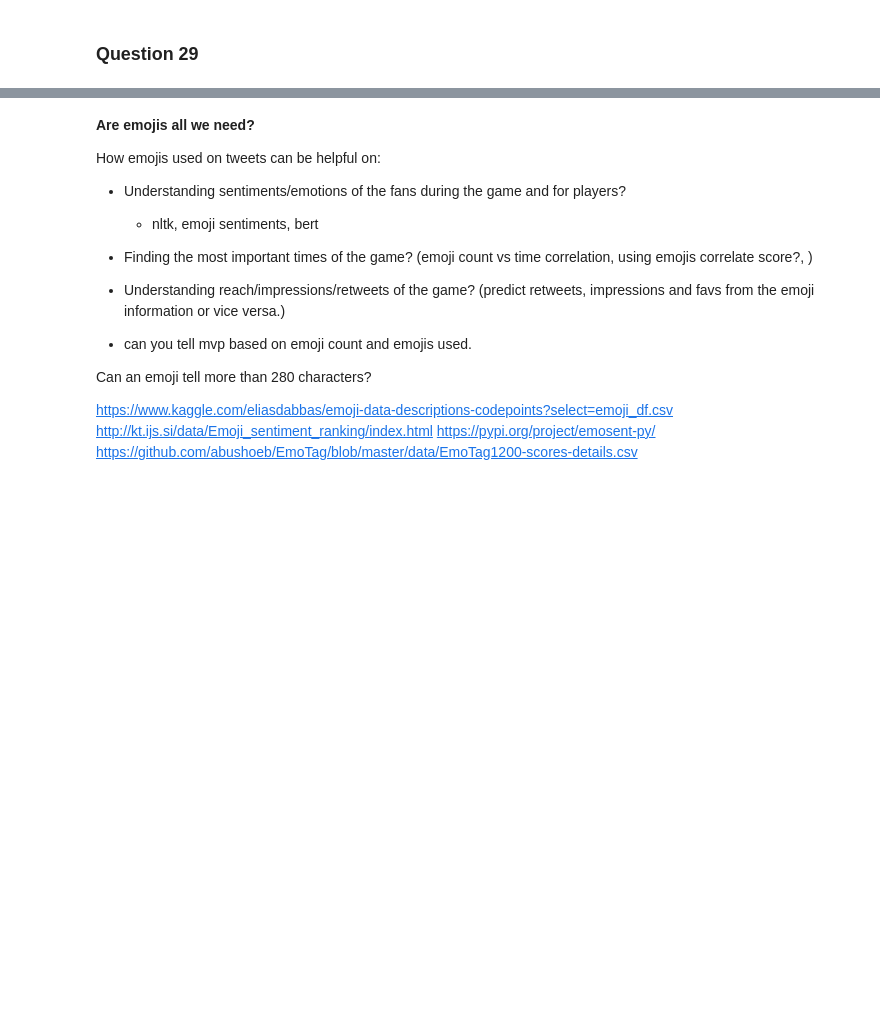
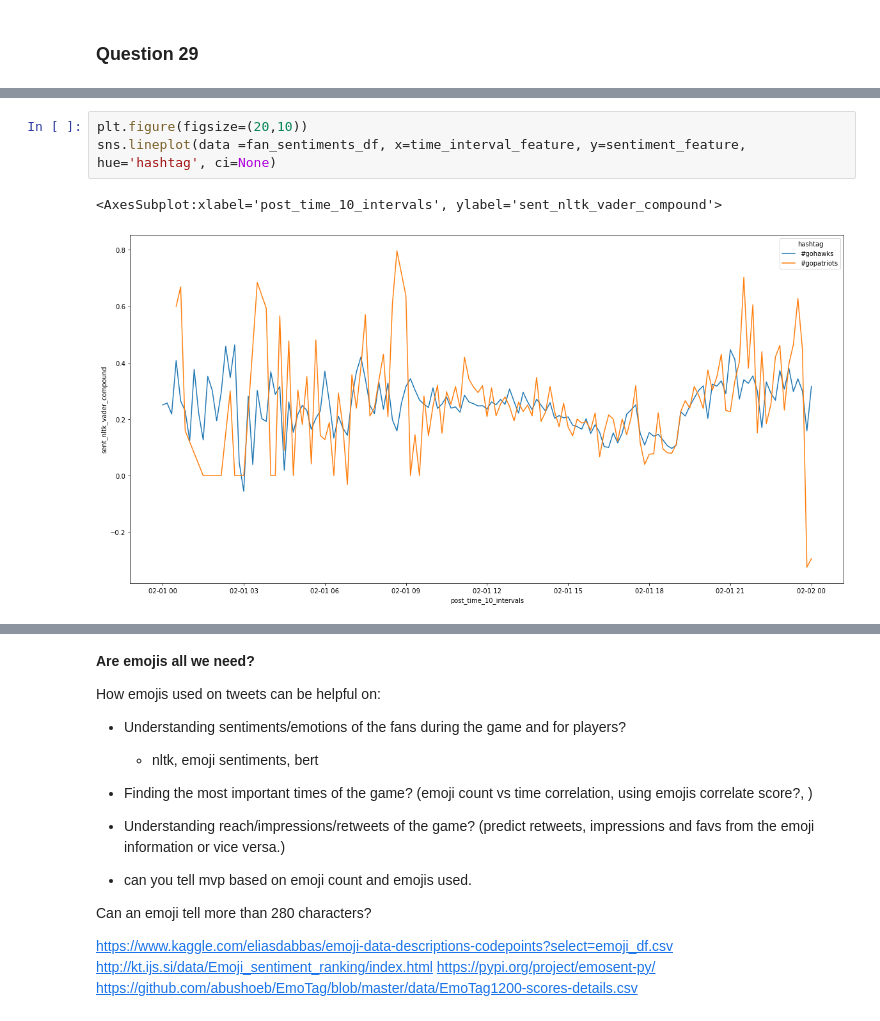
Before and after one commit to camligorkem/data-sicence-projects, a Jupyter notebook: project_4/Project_4_Part2_Twitter_Data.ipynb, the cells around one changed output, grey strips where cells are left out. Saved outputs shown, nothing was run; the diff lists cells and outputs as text; blank space fills up the shorter version.

```diff
--- a/project_4/Project_4_Part2_Twitter_Data.ipynb
+++ b/project_4/Project_4_Part2_Twitter_Data.ipynb
@@ -156,0 +755,6 @@ for df_name in ['superbowl','nfl']
+# %%
+plt.figure(figsize=(20,10))
+sns.lineplot(data =fan_sentiments_df, x=time_interval_feature, y=sentiment_feature, hue='hashtag', ci=None)
+# %% [output]
+<AxesSubplot:xlabel='post_time_10_intervals', ylabel='sent_nltk_vader_compound'>
+[figure, added]
```
Also changed, not shown: parts of 102 cells of this notebook.
